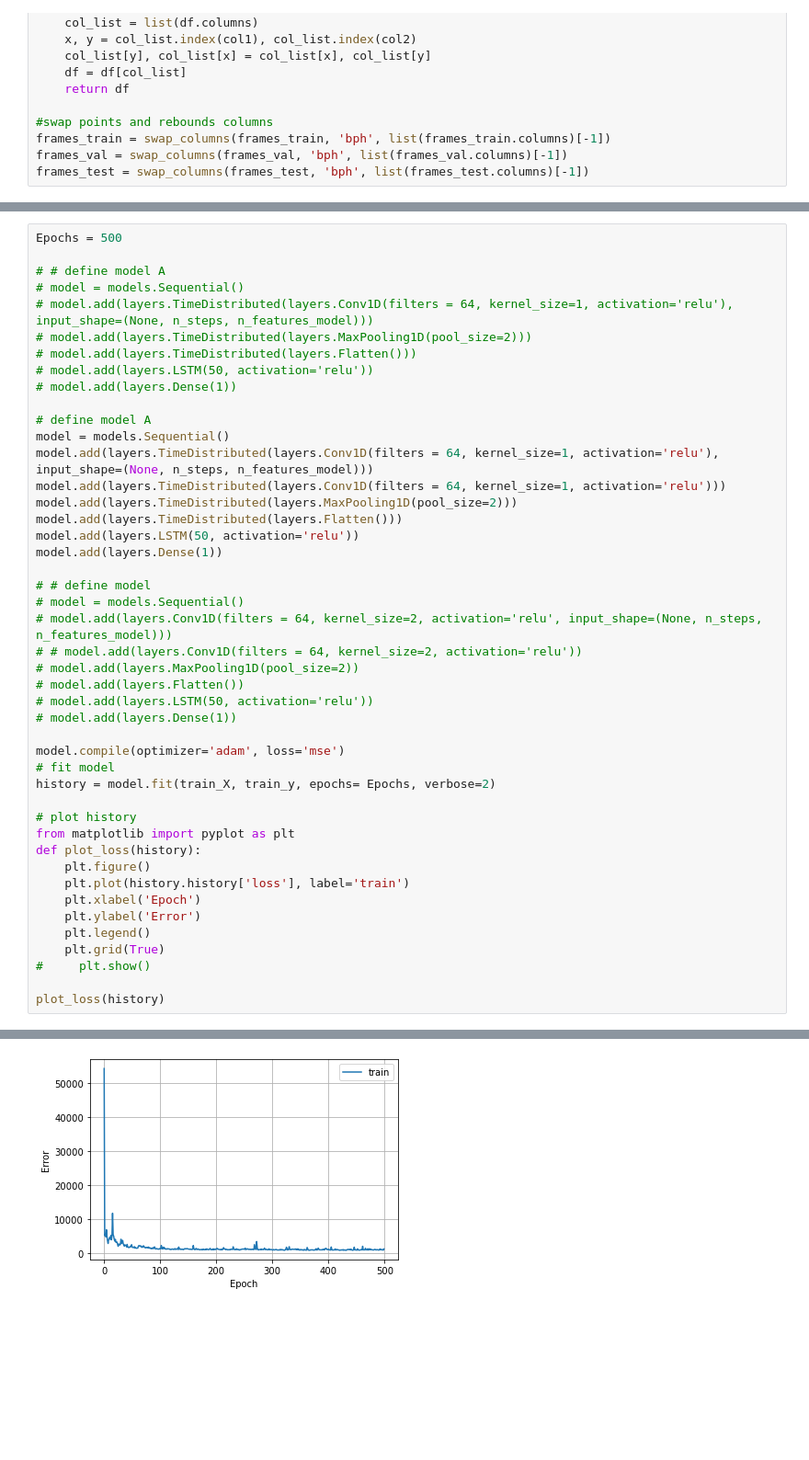
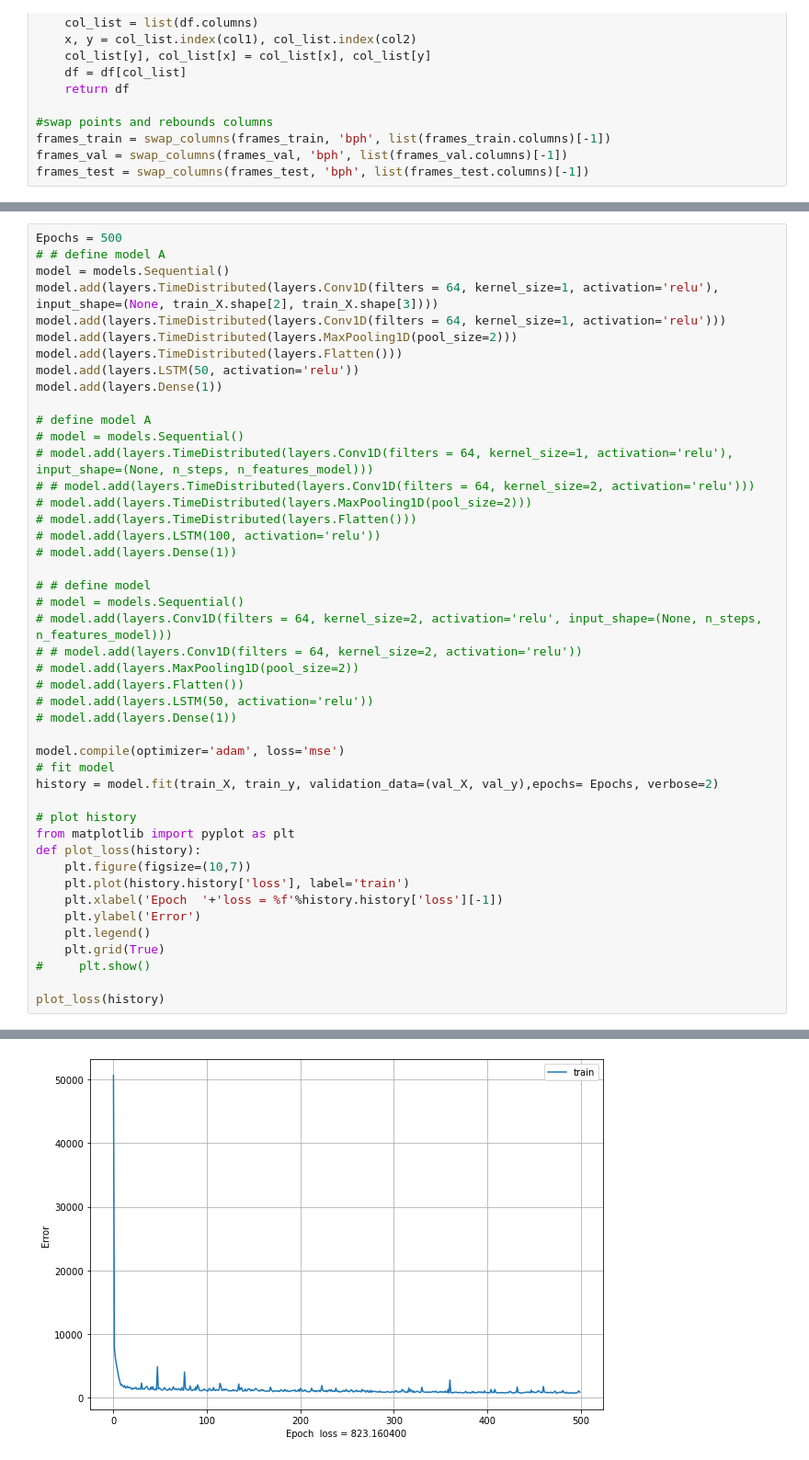
Before and after one commit to D6200763-SUT/SUT_Rice_Project_2021, a Jupyter notebook: Ex4_Multivariate_CNN_LSTM_model_Time-series run 1.ipynb, the cells around one changed output, grey strips where cells are left out. Shown at 92% size. Saved outputs shown, nothing was run; the diff lists cells and outputs as text; blank space fills up the shorter version.

```diff
--- a/Ex4_Multivariate_CNN_LSTM_model_Time-series run 1.ipynb
+++ b/Ex4_Multivariate_CNN_LSTM_model_Time-series run 1.ipynb
@@ -445,22 +459,22 @@ print(train_X.shape, train_y.shape)
 # %%
 Epochs = 500
-
 # # define model A
-# model = models.Sequential()
-# model.add(layers.TimeDistributed(layers.Conv1D(filters = 64, kernel_size=1, activation='relu'), input_shape=(None, n_steps, n_features_model)))
-# model.add(layers.TimeDistributed(layers.MaxPooling1D(pool_size=2)))
-# model.add(layers.TimeDistributed(layers.Flatten()))
-# model.add(layers.LSTM(50, activation='relu'))
-# model.add(layers.Dense(1))
-
-# define model A
 model = models.Sequential()
-model.add(layers.TimeDistributed(layers.Conv1D(filters = 64, kernel_size=1, activation='relu'), input_shape=(None, n_steps, n_features_model)))
+model.add(layers.TimeDistributed(layers.Conv1D(filters = 64, kernel_size=1, activation='relu'), input_shape=(None, train_X.shape[2], train_X.shape[3])))
 model.add(layers.TimeDistributed(layers.Conv1D(filters = 64, kernel_size=1, activation='relu')))
 model.add(layers.TimeDistributed(layers.MaxPooling1D(pool_size=2)))
 model.add(layers.TimeDistributed(layers.Flatten()))
 model.add(layers.LSTM(50, activation='relu'))
 model.add(layers.Dense(1))
+
+# define model A
+# model = models.Sequential()
+# model.add(layers.TimeDistributed(layers.Conv1D(filters = 64, kernel_size=1, activation='relu'), input_shape=(None, n_steps, n_features_model)))
+# # model.add(layers.TimeDistributed(layers.Conv1D(filters = 64, kernel_size=2, activation='relu')))
+# model.add(layers.TimeDistributed(layers.MaxPooling1D(pool_size=2)))
+# model.add(layers.TimeDistributed(layers.Flatten()))
+# model.add(layers.LSTM(100, activation='relu'))
+# model.add(layers.Dense(1))
 
 # # define model
 # model = models.Sequential()
@@ -473,14 +487,14 @@ model.add(layers.Dense(1))
 
 model.compile(optimizer='adam', loss='mse')
 # fit model
-history = model.fit(train_X, train_y, epochs= Epochs, verbose=2)
+history = model.fit(train_X, train_y, validation_data=(val_X, val_y),epochs= Epochs, verbose=2)
 
 # plot history
 from matplotlib import pyplot as plt
 def plot_loss(history):
-    plt.figure()
+    plt.figure(figsize=(10,7))
     plt.plot(history.history['loss'], label='train')
-    plt.xlabel('Epoch')
+    plt.xlabel('Epoch  '+'loss = %f'%history.history['loss'][-1])
     plt.ylabel('Error')
     plt.legend()
     plt.grid(True)
@@ -508,4 +522,4 @@ Epoch 500/500
-[figure, old version]
+[figure, new version]
 # %%
 values_predict = frames_test.values
 n_features = frames_test.shape[1]
```
Also changed, not shown: parts of 4 cells of this notebook, 2 other files.
